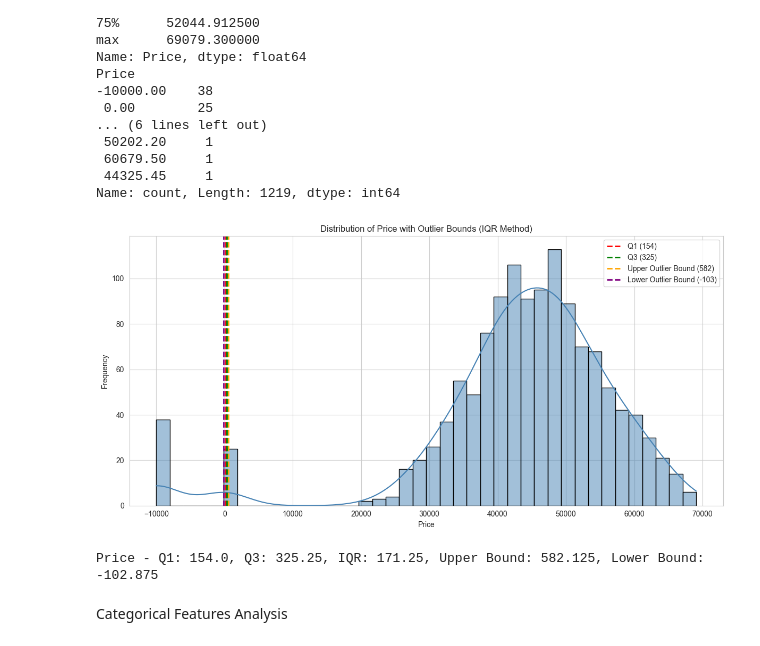
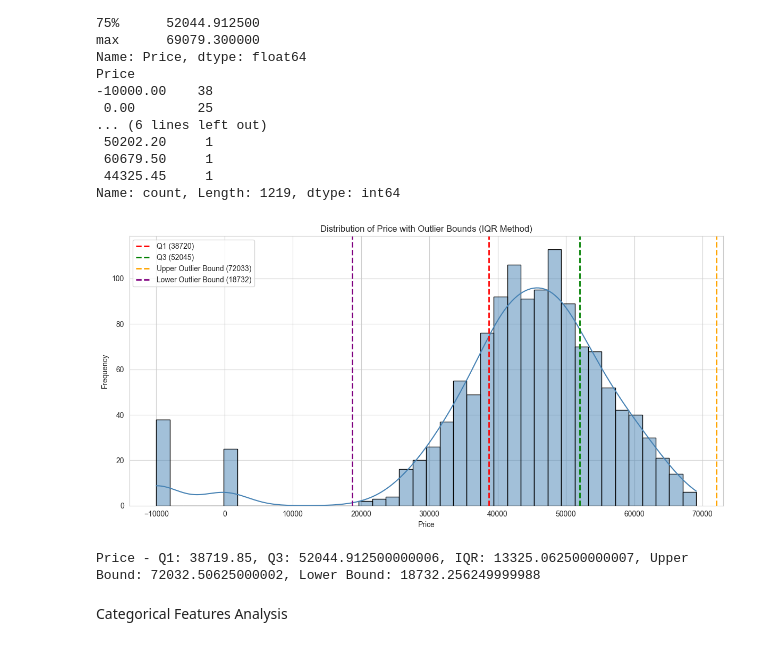
Before and after one commit to FinalFinalV2/Feature-Engineering-Building-ML-Pipeline-, a Jupyter notebook: analysis.ipynb, the cells around one changed output. Cells and saved outputs as stored; diff of their text form; code cells hidden in the pictures.

```diff
--- a/analysis.ipynb
+++ b/analysis.ipynb
@@ -377,23 +377,29 @@ Price
  44325.45     1
 Name: count, Length: 1219, dtype: int64
 # %%
+Q1 = df_train['Price'].quantile(0.25)
+Q3 = df_train['Price'].quantile(0.75)
+IQR = Q3 - Q1
+upper_bound = Q3 + 1.5 * IQR
+lower_bound = Q1 - 1.5 * IQR
+
 plt.figure(figsize=(12, 6))
 sns.histplot(df_train['Price'], bins=40, kde=True, color='steelblue', edgecolor='black')
 plt.axvline(Q1, color='red', linestyle='--', linewidth=2, label=f'Q1 ({Q1:.0f})')
 plt.axvline(Q3, color='green', linestyle='--', linewidth=2, label=f'Q3 ({Q3:.0f})')
 plt.axvline(upper_bound, color='orange', linestyle='--', linewidth=2, label=f'Upper Outlier Bound ({upper_bound:.0f})')
 plt.axvline(lower_bound, color='purple', linestyle='--', linewidth=2, label=f'Lower Outlier Bound ({lower_bound:.0f})')
 plt.legend()
 plt.title('Distribution of Price with Outlier Bounds (IQR Method)')
 plt.xlabel('Price')
 plt.ylabel('Frequency')
 plt.tight_layout()
 plt.show()
 
 print(f"Price - Q1: {Q1}, Q3: {Q3}, IQR: {IQR}, Upper Bound: {upper_bound}, Lower Bound: {lower_bound}")
 # %% [output]
-[figure, old version]
+[figure, new version]
-Price - Q1: 154.0, Q3: 325.25, IQR: 171.25, Upper Bound: 582.125, Lower Bound: -102.875
+Price - Q1: 38719.85, Q3: 52044.912500000006, IQR: 13325.062500000007, Upper Bound: 72032.50625000002, Lower Bound: 18732.256249999988
 # %% [markdown]
 Categorical Features Analysis
 # %% [markdown]
```
Also changed, not shown: parts of 5 cells of this notebook, 3 other files.
